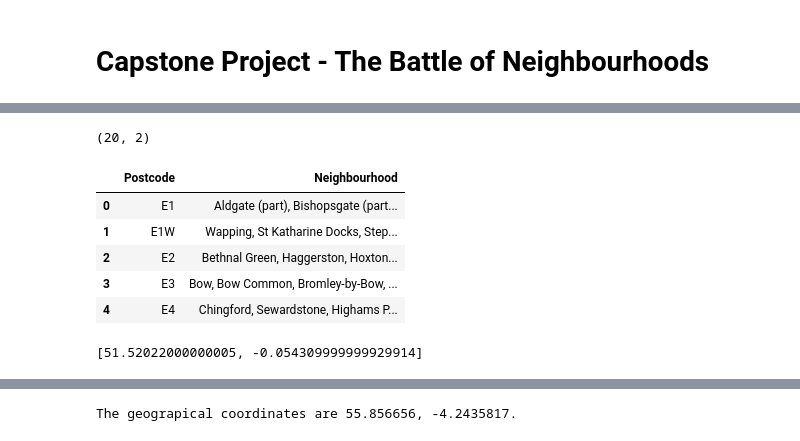
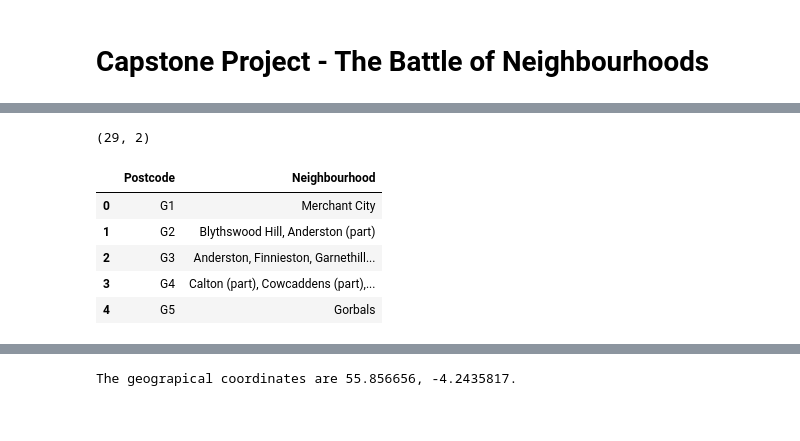
Before and after one commit to WOuOK-93/IBM-DataScience-Capstone, a Jupyter notebook: BattleofNeighboursFinal.ipynb, the cells around one changed output, grey strips where cells are left out. Cells and saved outputs as stored; diff of their text form; code cells hidden in the pictures.

```diff
--- a/BattleofNeighboursFinal.ipynb
+++ b/BattleofNeighboursFinal.ipynb
@@ -57,7 +56,7 @@ import complete
 # %%
 #Obtain a list of neighbourhood names and associated postcodes from https://en.wikipedia.org/wiki/G_postcode_area
 
-url = 'https://en.wikipedia.org/wiki/E_postcode_area'          # define the URL
+url = 'https://en.wikipedia.org/wiki/SE_postcode_area'          # define the URL
 raw_wiki = requests.get(url).text          #retrieve the raw wikipedia page and convert to text
 soup = bs(raw_wiki, 'lxml')          #feed into beautifulsoup
 
@@ -67,49 +66,40 @@ table = soup.find('table', class_='wikitable sortable')          #there is only
 table_body = table.find('tbody')          # find the start of the table
 rows = table_body.find_all('tr')          # find the number of rows in the table
 for row in rows:          # for each row
     cols = row.find_all('th')
     cols = [ele.text.strip() for ele in cols]          # strip the details from th cells in the row
     cols1 = row.find_all('td')
     cols1 = [ele.text.strip() for ele in cols1]          # strip the deatils from td cells in the row
     cols2 = cols + cols1          # merge into a single entry
     cells.append(cols2)          # add them to the list and get rid of empty values
 data = pd.DataFrame(cells, columns=['Postcode', 'Post Town', 'Neighborhood', 'Authority'])          # convert the list to a dataframe
 data = data.drop([0]).reset_index(drop=True)          # drop the unrequired first row (due to th was just col headers again)
 data = data.drop(['Post Town', 'Authority'], axis=1)          # drop the unrequired columns
 data = data[~data['Neighborhood'].str.contains('Non-geographic')].reset_index(drop=True)          # drop any row where Neighbourhood starts with 'Non-geographic'
 
 # clean up the Neighbourhood cells so it is just the names (remove 'Former XX district: ')
 data['Indexes']= data['Neighborhood'].str.find(': ', 1)          # find the location of ':' in cell (if present)
 temp = []          # temp var to hold the sliced cell entries
 for i in range(0, len(data)):          # check each row
     if data.iloc[i]['Indexes'] != -1:          # only slice if there was a ':'
         start = data.iloc[i]['Indexes'] + 2
         temp.append(data.iloc[i]['Neighborhood'][start:])
     else:
         temp.append(data.iloc[i]['Neighborhood'])
 data['Neighbourhood'] = temp          # add to new column in dataframe
 data = data.drop(['Neighborhood', 'Indexes'], axis=1)          # remove the un-necessary columns
 
+# remove rows for outlying neighbourhoods
+remove = ['G60', 'G61', 'G62', 'G63', 'G64', 'G65', 'G66', 'G67', 'G68', 'G69', 'G71', 'G72', 'G74', 'G75', 'G76', 'G77', 'G78', 'G81', 'G82', 'G83', 'G84']
+data = data[~data['Postcode'].isin(remove)].reset_index(drop=True)
 print(data.shape)
 data.head()
+#data
 # %% [output]
-(20, 2)
+(29, 2)
 |  | Postcode | Neighbourhood |
-| 0 | E1 | Aldgate (part), Bishopsgate (part... |
-| 1 | E1W | Wapping, St Katharine Docks, Step... |
-| 2 | E2 | Bethnal Green, Haggerston, Hoxton... |
-| 3 | E3 | Bow, Bow Common, Bromley-by-Bow, ... |
-| 4 | E4 | Chingford, Sewardstone, Highams P... |
+| 0 | G1 | Merchant City |
+| 1 | G2 | Blythswood Hill, Anderston (part) |
+| 2 | G3 | Anderston, Finnieston, Garnethill... |
+| 3 | G4 | Calton (part), Cowcaddens (part),... |
+| 4 | G5 | Gorbals |
-# %%
-def get_latlng(postal_code):
-    # initialize your variable to None
-    lat_lng_coords = None
-    # loop until you get the coordinates
-    while(lat_lng_coords is None):
-        g = geocoder.arcgis('{}, London, England'.format(postal_code))
-        lat_lng_coords = g.latlng
-    return lat_lng_coords
-
-get_latlng('E1')
-# %% [output]
-[51.52022000000005, -0.054309999999929914]
```
Also changed, not shown: parts of 6 cells of this notebook, 2 other files.
